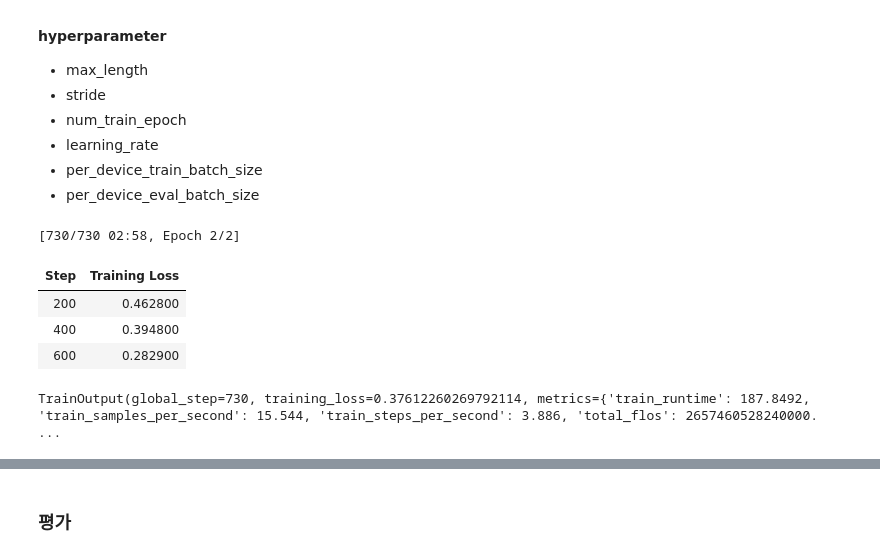
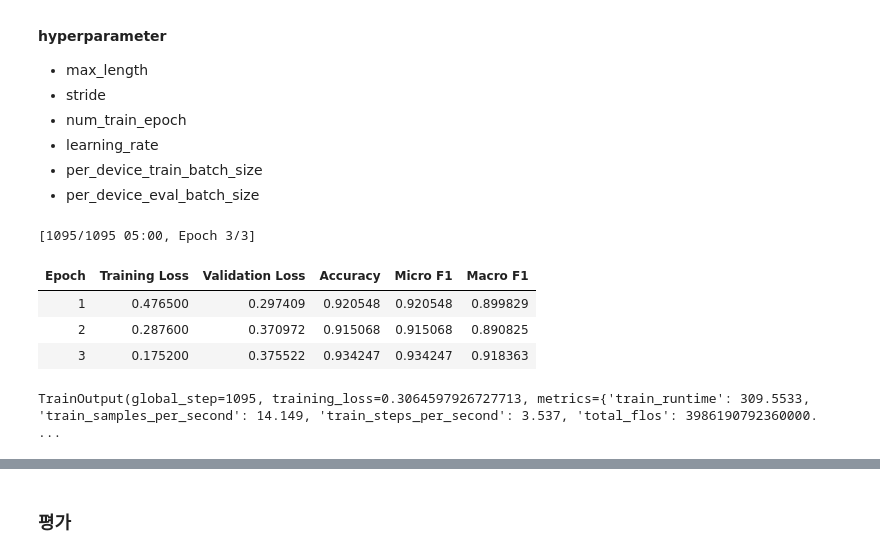
Before and after one commit to boostcampaitech5/level3_nlp_finalproject-nlp-04, a Jupyter notebook: sentence-sentimental/train.ipynb, the cells around one changed output, grey strips where cells are left out. Drawn from its saved outputs; the diff is of its cells as text; code cells hidden in the pictures.

```diff
--- a/sentence-sentimental/train.ipynb
+++ b/sentence-sentimental/train.ipynb
@@ -202,7 +189,7 @@ val_set = SentimentalDataset(val_encoding, label_val.reset_index(drop=True))
 - per_device_eval_batch_size
 # %%
 logging_steps = 200
-num_train_epochs = 2
+num_train_epochs = 3
 per_device_train_batch_size = 4
 per_device_eval_batch_size = 4
 learning_rate = 5e-6
@@ -211,35 +198,35 @@ learning_rate = 5e-6
 # %%
 # run = wandb.init(project="final_sentimental", entity="nlp-10")
 
 # run.name = f"model: {MODEL_NAME} / batch_size: {per_device_train_batch_size} / lr: {learning_rate}"
 
 training_args = TrainingArguments(
     output_dir = './outputs',
     logging_steps = logging_steps,
     num_train_epochs = num_train_epochs,
     per_device_train_batch_size = per_device_train_batch_size,
     per_device_eval_batch_size = per_device_eval_batch_size,
     learning_rate = learning_rate,
-    evaluation_strategy="logging_steps"
+    evaluation_strategy="epoch",
     fp16=True,
     report_to="wandb",
 )
 
 trainer = Trainer(
     model=model,
     args=training_args,
     train_dataset=train_set,
     eval_dataset=val_set,
     compute_metrics=compute_metrics
 )
 
 print('---train start---')
 trainer.train()
 # wandb.finish()
 # %% [output]
-[730/730 02:58, Epoch 2/2]
+[1095/1095 05:00, Epoch 3/3]
-| Step | Training Loss |
-| 200 | 0.462800 |
-| 400 | 0.394800 |
-| 600 | 0.282900 |
+| Epoch | Training Loss | Validation Loss | Accuracy | Micro F1 | Macro F1 |
+| 1 | 0.476500 | 0.297409 | 0.920548 | 0.920548 | 0.899829 |
+| 2 | 0.287600 | 0.370972 | 0.915068 | 0.915068 | 0.890825 |
+| 3 | 0.175200 | 0.375522 | 0.934247 | 0.934247 | 0.918363 |
-TrainOutput(global_step=730, training_loss=0.37612260269792114, metrics={'train_runtime': 187.8492, 'train_samples_per_second': 15.544, 'train_steps_per_second': 3.886, 'total_flos': 2657460528240000. ...
+TrainOutput(global_step=1095, training_loss=0.3064597926727713, metrics={'train_runtime': 309.5533, 'train_samples_per_second': 14.149, 'train_steps_per_second': 3.537, 'total_flos': 3986190792360000. ...
```
Also changed, not shown: parts of 12 cells of this notebook.
